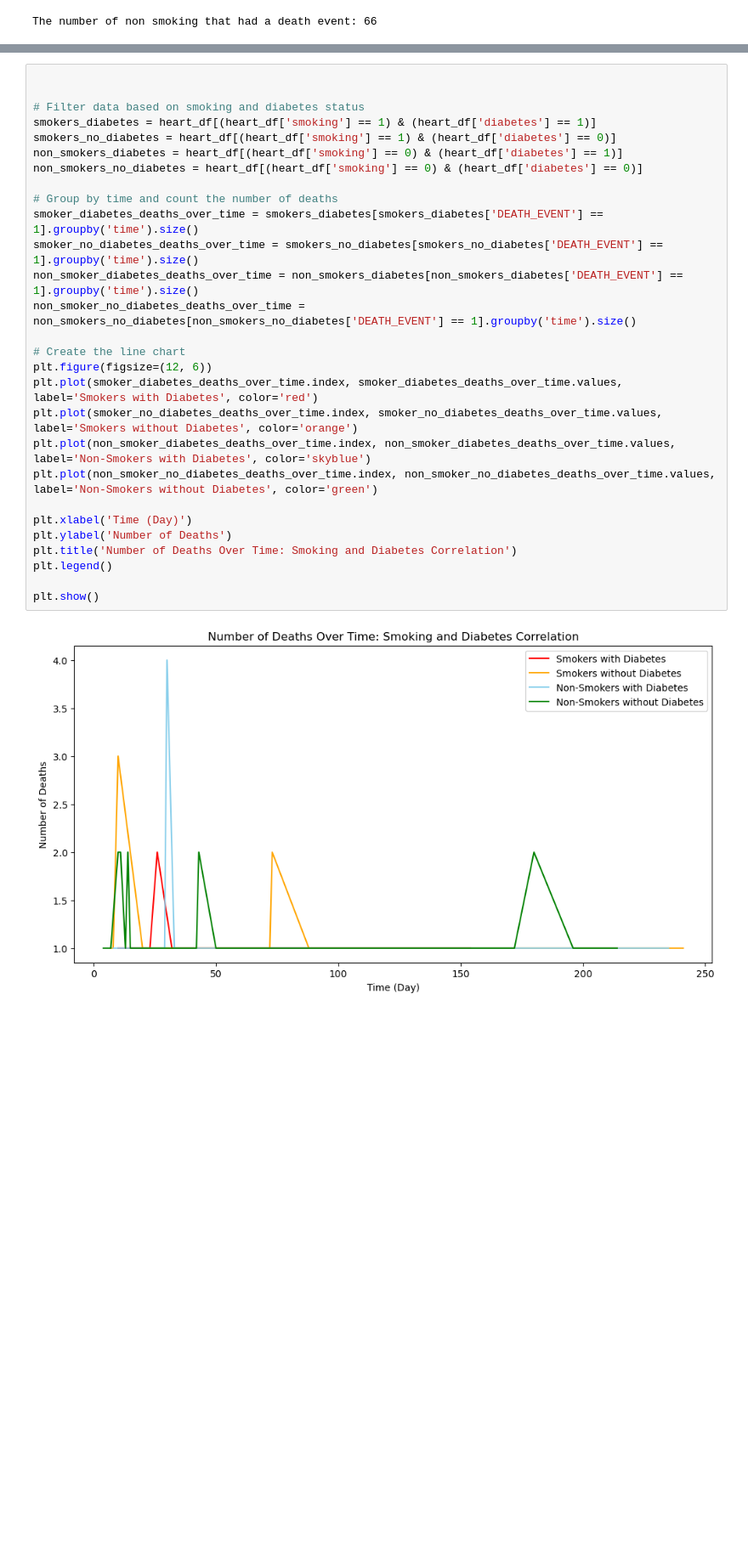
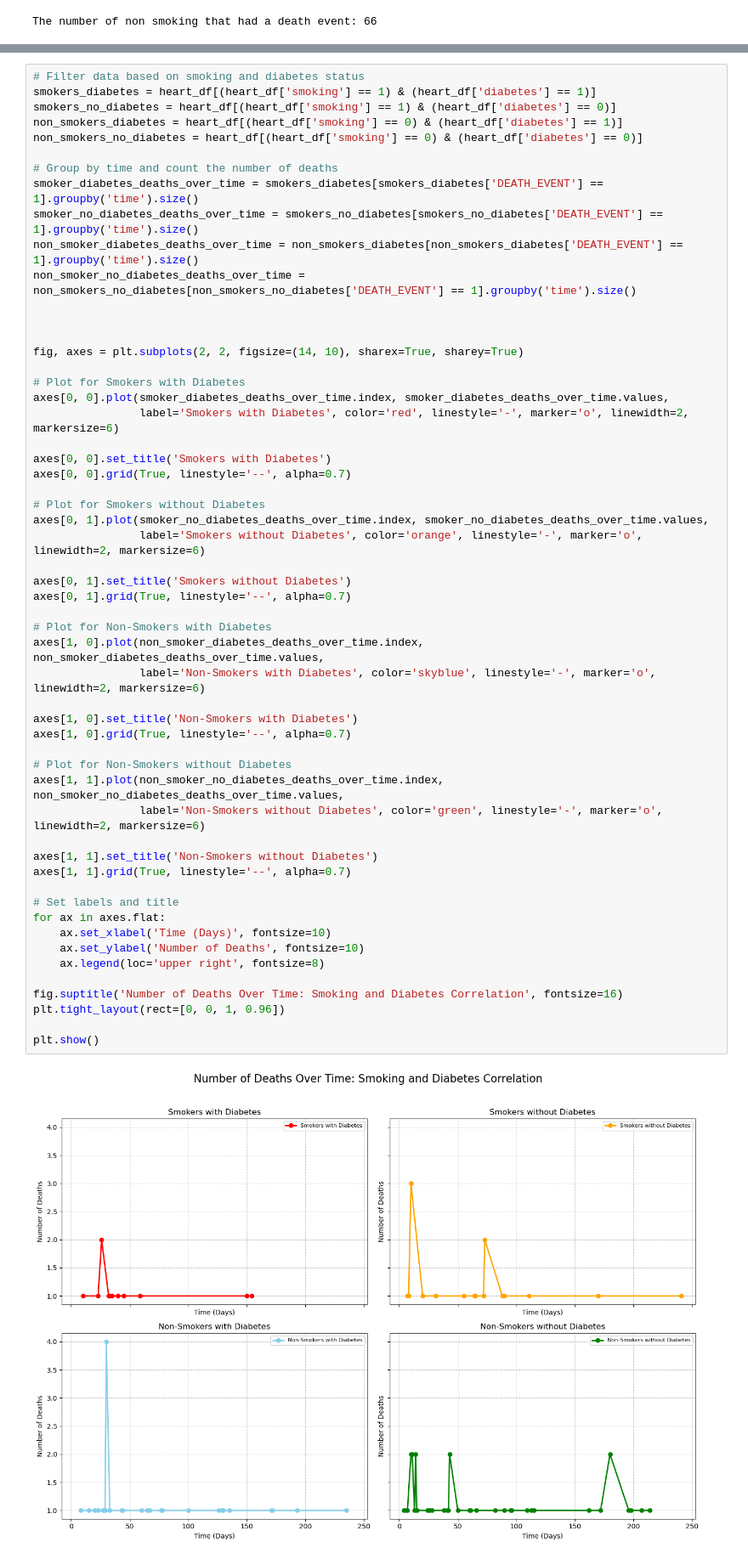
Before and after one commit to faiyted/Project-Cardiac-Disease, a Jupyter notebook: Group-Project.ipynb, the cells around one changed output, grey strips where cells are left out. Shown at 85% size. Cells and saved outputs as stored; diff of their text form; blank space fills up the shorter version.

```diff
--- a/Group-Project.ipynb
+++ b/Group-Project.ipynb
@@ -586,35 +608,62 @@ plt.show()
 ### Question: How does smoke comparing the number of deaths over time changed if adding diabetes factor?
 ##### The analysis indicates that the combination of smoking and diabetes significantly increases the risk of death, while smoking alone still poses a higher risk compared to non-smokers. Non-smokers with diabetes have a higher death rate than those without diabetes, highlighting the impact of diabetes on mortality. Non-smokers without diabetes have the lowest mortality rate, showing the benefits of avoiding both smoking and diabetes. The graph shows that both smoking and diabetes are critical factors in increasing mortality, with the combination of both leading to the highest risk.
 # %%
-
-
 # Filter data based on smoking and diabetes status
 smokers_diabetes = heart_df[(heart_df['smoking'] == 1) & (heart_df['diabetes'] == 1)]
 smokers_no_diabetes = heart_df[(heart_df['smoking'] == 1) & (heart_df['diabetes'] == 0)]
 non_smokers_diabetes = heart_df[(heart_df['smoking'] == 0) & (heart_df['diabetes'] == 1)]
 non_smokers_no_diabetes = heart_df[(heart_df['smoking'] == 0) & (heart_df['diabetes'] == 0)]
 
 # Group by time and count the number of deaths
 smoker_diabetes_deaths_over_time = smokers_diabetes[smokers_diabetes['DEATH_EVENT'] == 1].groupby('time').size()
 smoker_no_diabetes_deaths_over_time = smokers_no_diabetes[smokers_no_diabetes['DEATH_EVENT'] == 1].groupby('time').size()
 non_smoker_diabetes_deaths_over_time = non_smokers_diabetes[non_smokers_diabetes['DEATH_EVENT'] == 1].groupby('time').size()
 non_smoker_no_diabetes_deaths_over_time = non_smokers_no_diabetes[non_smokers_no_diabetes['DEATH_EVENT'] == 1].groupby('time').size()
 
-# Create the line chart
-plt.figure(figsize=(12, 6))
-plt.plot(smoker_diabetes_deaths_over_time.index, smoker_diabetes_deaths_over_time.values, label='Smokers with Diabetes', color='red')
-plt.plot(smoker_no_diabetes_deaths_over_time.index, smoker_no_diabetes_deaths_over_time.values, label='Smokers without Diabetes', color='orange')
-plt.plot(non_smoker_diabetes_deaths_over_time.index, non_smoker_diabetes_deaths_over_time.values, label='Non-Smokers with Diabetes', color='skyblue')
-plt.plot(non_smoker_no_diabetes_deaths_over_time.index, non_smoker_no_diabetes_deaths_over_time.values, label='Non-Smokers without Diabetes', color='green')
 
-plt.xlabel('Time (Day)')
-plt.ylabel('Number of Deaths')
-plt.title('Number of Deaths Over Time: Smoking and Diabetes Correlation')
-plt.legend()
+
+fig, axes = plt.subplots(2, 2, figsize=(14, 10), sharex=True, sharey=True)
+
+# Plot for Smokers with Diabetes
+axes[0, 0].plot(smoker_diabetes_deaths_over_time.index, smoker_diabetes_deaths_over_time.values,
+                label='Smokers with Diabetes', color='red', linestyle='-', marker='o', linewidth=2, markersize=6)
+
+axes[0, 0].set_title('Smokers with Diabetes')
+axes[0, 0].grid(True, linestyle='--', alpha=0.7)
+
+# Plot for Smokers without Diabetes
+axes[0, 1].plot(smoker_no_diabetes_deaths_over_time.index, smoker_no_diabetes_deaths_over_time.values,
+                label='Smokers without Diabetes', color='orange', linestyle='-', marker='o', linewidth=2, markersize=6)
+
+axes[0, 1].set_title('Smokers without Diabetes')
+axes[0, 1].grid(True, linestyle='--', alpha=0.7)
+
+# Plot for Non-Smokers with Diabetes
+axes[1, 0].plot(non_smoker_diabetes_deaths_over_time.index, non_smoker_diabetes_deaths_over_time.values,
+                label='Non-Smokers with Diabetes', color='skyblue', linestyle='-', marker='o', linewidth=2, markersize=6)
+
+axes[1, 0].set_title('Non-Smokers with Diabetes')
+axes[1, 0].grid(True, linestyle='--', alpha=0.7)
+
+# Plot for Non-Smokers without Diabetes
+axes[1, 1].plot(non_smoker_no_diabetes_deaths_over_time.index, non_smoker_no_diabetes_deaths_over_time.values,
+                label='Non-Smokers without Diabetes', color='green', linestyle='-', marker='o', linewidth=2, markersize=6)
+
+axes[1, 1].set_title('Non-Smokers without Diabetes')
+axes[1, 1].grid(True, linestyle='--', alpha=0.7)
+
+# Set labels and title
+for ax in axes.flat:
+    ax.set_xlabel('Time (Days)', fontsize=10)
+    ax.set_ylabel('Number of Deaths', fontsize=10)
+    ax.legend(loc='upper right', fontsize=8)
+
+fig.suptitle('Number of Deaths Over Time: Smoking and Diabetes Correlation', fontsize=16)
+plt.tight_layout(rect=[0, 0, 1, 0.96])
 
 plt.show()
 # %% [output]
-[figure, old version]
+[figure, new version]
 # %%
 # Age group
 age_bins = [0, 30, 40, 50 , 60, 70, 80, 90, 100]
```
Also changed, not shown: parts of 6 cells of this notebook.
